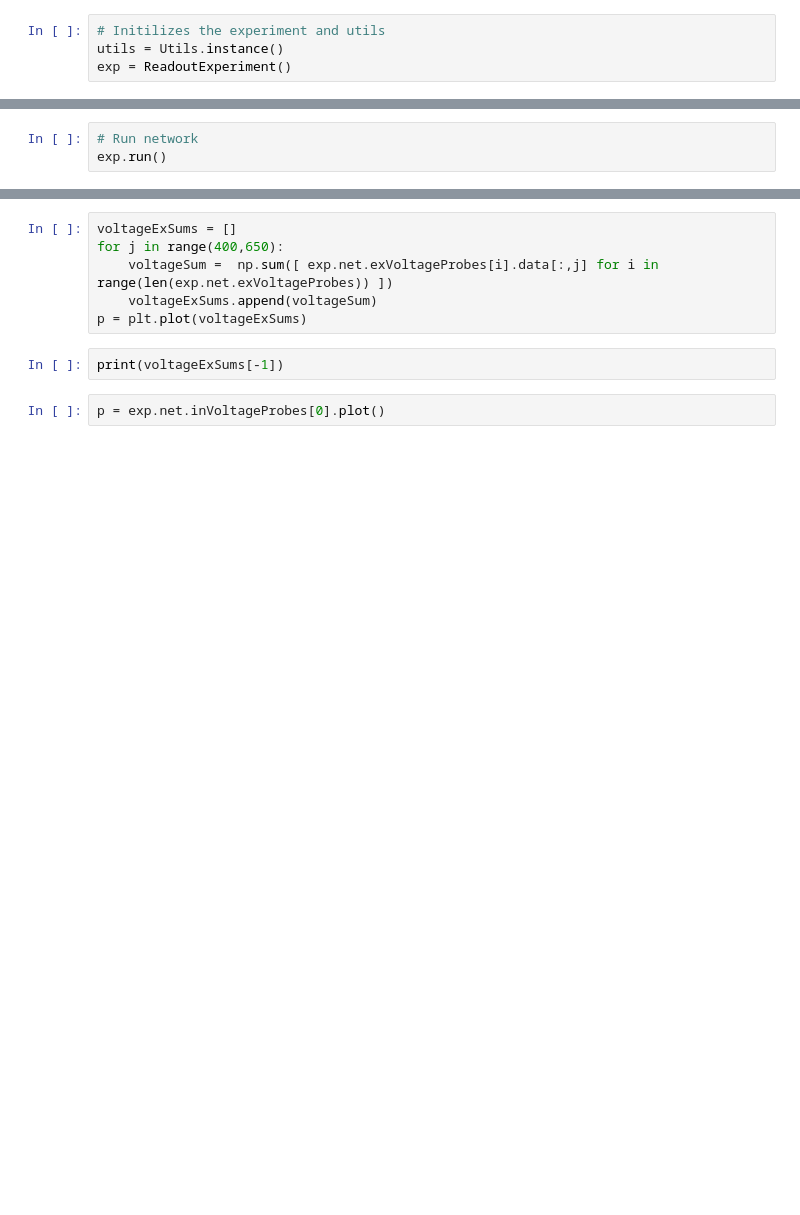
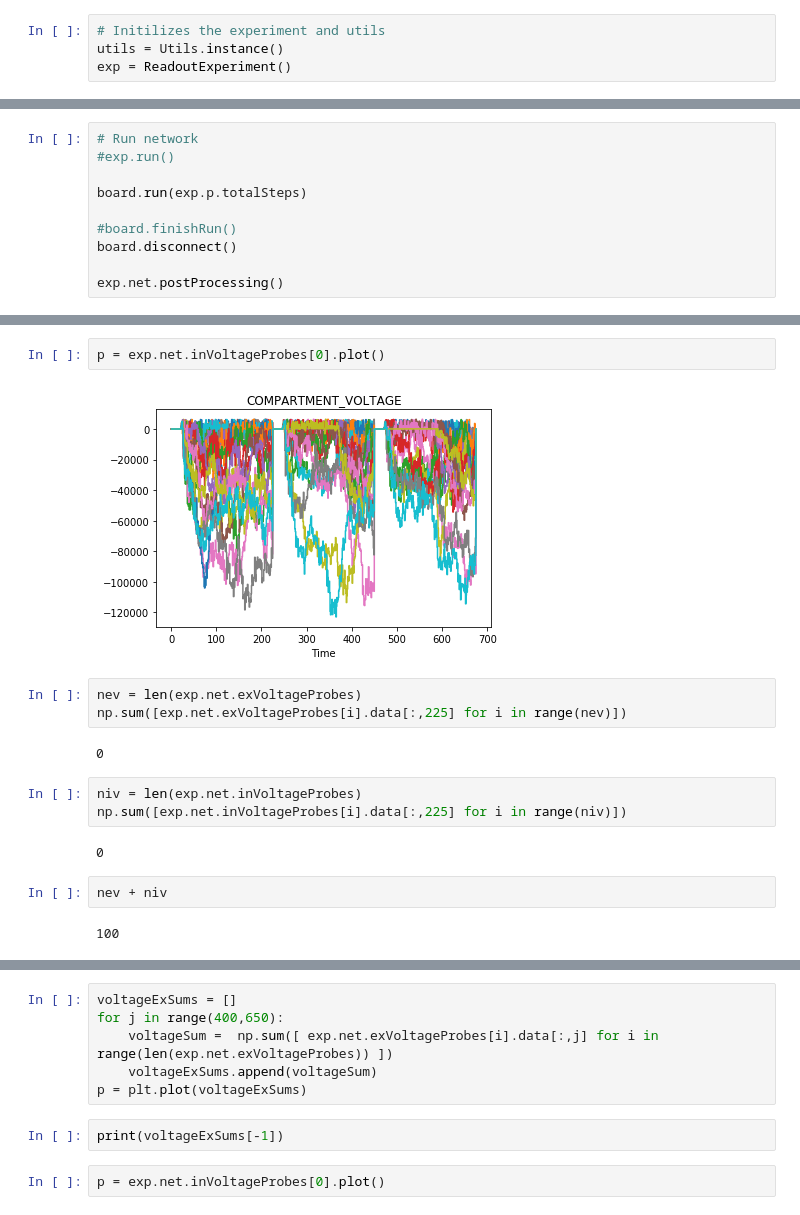
Before and after one commit to sagacitysite/pelenet, a Jupyter notebook: readout-learning.ipynb, the cells around one changed output, grey strips where cells are left out. Saved outputs shown, nothing was run; the diff lists cells and outputs as text; blank space fills up the shorter version.

Commit message:
voltage/current reset snip in progress

```diff
--- a/readout-learning.ipynb
+++ b/readout-learning.ipynb
@@ -26,4 +111,11 @@ utils.getSpectralRadius(exp.net.initialWeights)
 # %%
 # Run network
-exp.run()
+#exp.run()
+
+board.run(exp.p.totalSteps)
+
+#board.finishRun()
+board.disconnect()
+
+exp.net.postProcessing()
 # %% [output]
@@ -47,2 +138,20 @@ exp.net.plot.landscape()
+# %%
+p = exp.net.inVoltageProbes[0].plot()
+# %% [output]
+[figure, added]
+# %%
+nev = len(exp.net.exVoltageProbes)
+np.sum([exp.net.exVoltageProbes[i].data[:,225] for i in range(nev)])
+# %% [output]
+0
+# %%
+niv = len(exp.net.inVoltageProbes)
+np.sum([exp.net.inVoltageProbes[i].data[:,225] for i in range(niv)])
+# %% [output]
+0
+# %%
+nev + niv
+# %% [output]
+100
 # %%
 exp.net.plot.reservoirSpikeTrain()
```
Also changed, not shown: parts of 24 cells of this notebook, 12 other files.
